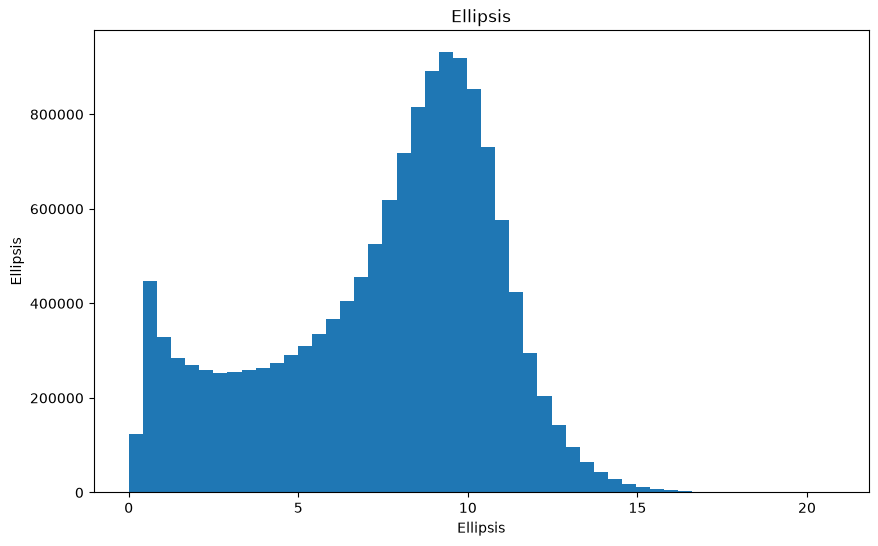
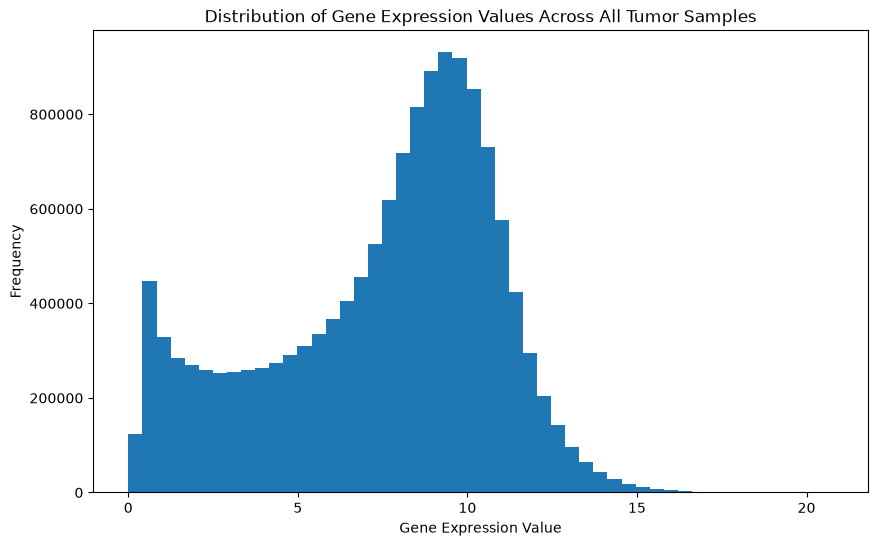
The notebook cell's code change between the first figure and the second:
--- before
+++ after
@@ -7,7 +7,9 @@
 plt.hist(non_zero_expression, bins=50)
 
-plt.title(...)
-plt.xlabel(...)
-plt.ylabel(...)
+plt.title("Distribution of Gene Expression Values Across All Tumor Samples")
+
+plt.xlabel("Gene Expression Value")
+
+plt.ylabel("Frequency")
 
 plt.show()

Commit: Update histogram visualization